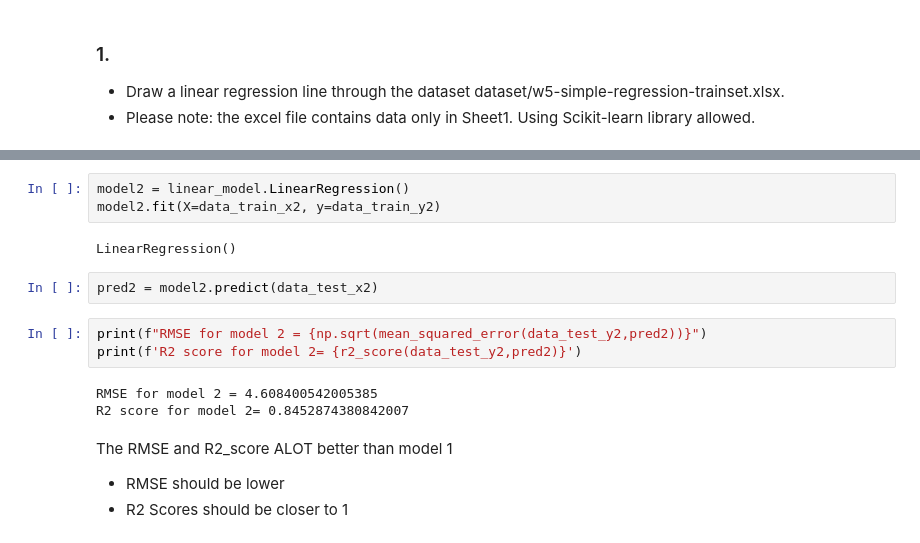
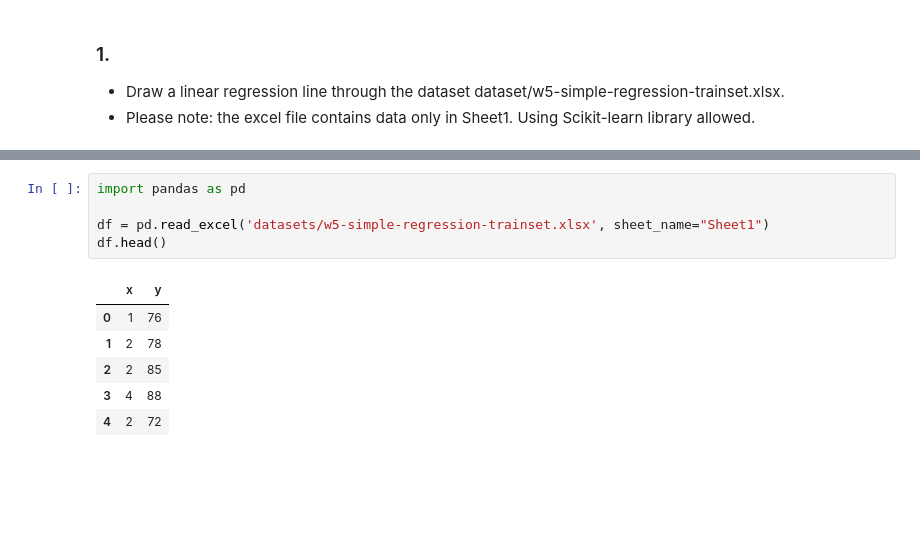
Before and after one commit to natalie2nguyen/MachineLearning, a Jupyter notebook: week5_encoding.ipynb, the cells around one changed output, grey strips where cells are left out. Saved outputs shown, nothing was run; the diff lists cells and outputs as text; blank space fills up the shorter version.

```diff
--- a/week5_encoding.ipynb
+++ b/week5_encoding.ipynb
@@ -219,17 +5,12 @@ print(data_test_y2.shape)
-# %%
-model2 = linear_model.LinearRegression()
-model2.fit(X=data_train_x2, y=data_train_y2)
-# %% [output]
-LinearRegression()
-# %%
-pred2 = model2.predict(data_test_x2)
-# %%
-print(f"RMSE for model 2 = {np.sqrt(mean_squared_error(data_test_y2,pred2))}")
-print(f'R2 score for model 2= {r2_score(data_test_y2,pred2)}')
-# %% [output]
-RMSE for model 2 = 4.608400542005385
-R2 score for model 2= 0.8452874380842007
-# %% [markdown]
-The RMSE and R2_score ALOT better than model 1
-- RMSE should be lower
-- R2 Scores should be closer to 1
+# %%
+import pandas as pd
+
+df = pd.read_excel('datasets/w5-simple-regression-trainset.xlsx', sheet_name="Sheet1")
+df.head()
+# %% [output]
+|  | x | y |
+| 0 | 1 | 76 |
+| 1 | 2 | 78 |
+| 2 | 2 | 85 |
+| 3 | 4 | 88 |
+| 4 | 2 | 72 |
```
Also changed, not shown: parts of 55 cells of this notebook, 1 other file.
